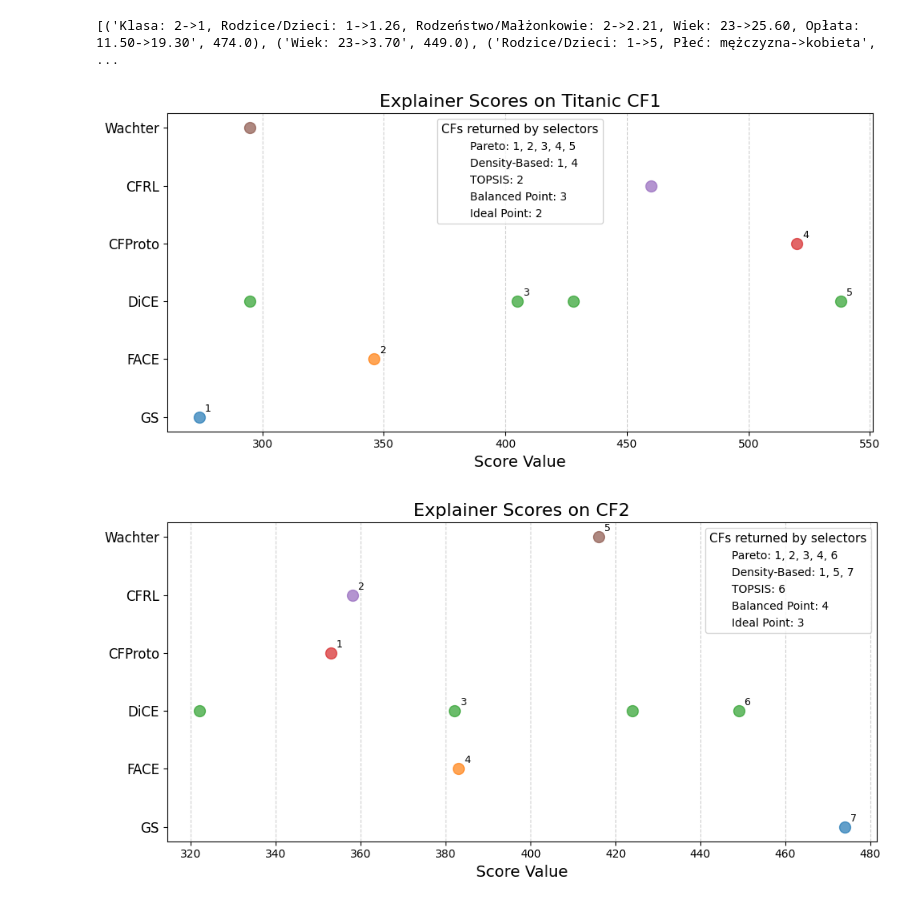
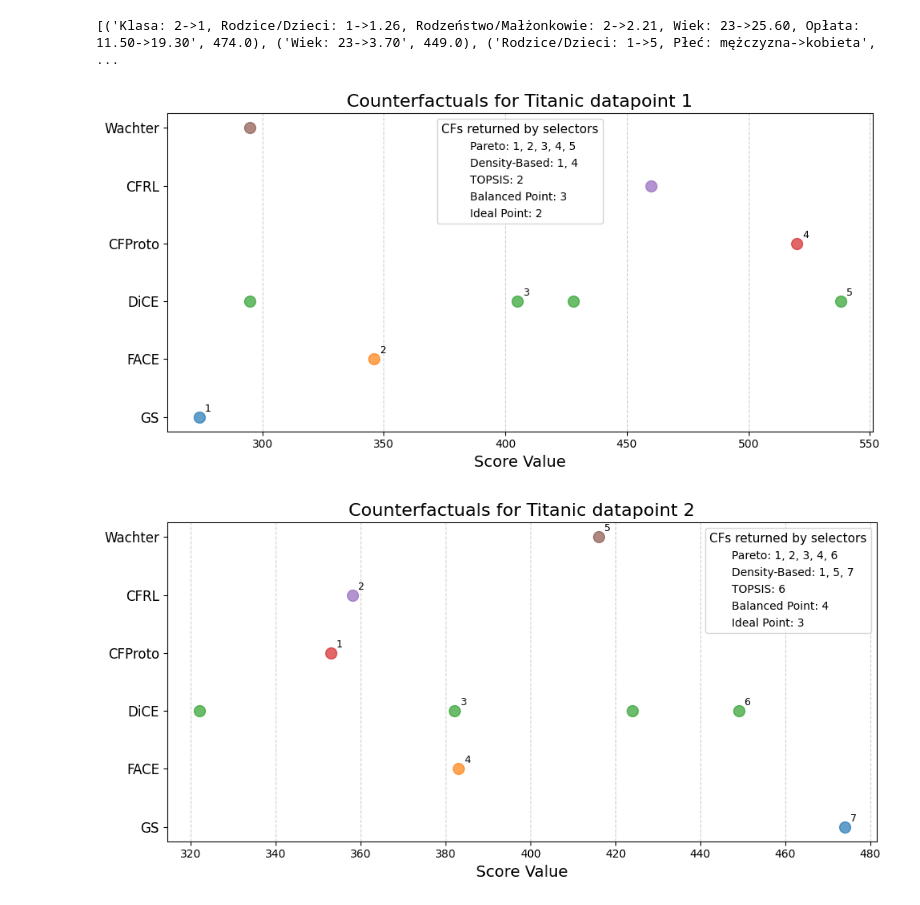
Before and after one commit to MBernart/counterfactuals, a Jupyter notebook: experiments/survey_analysis/analysis.ipynb, the cells around one changed output. Saved outputs shown, nothing was run; the diff lists cells and outputs as text; code cells hidden in the pictures.

Commit message:
titanic analysis

```diff
--- a/experiments/survey_analysis/analysis.ipynb
+++ b/experiments/survey_analysis/analysis.ipynb
@@ -694,13 +694,14 @@ leg2 = plt.legend(
     frameon=True
 )
 plt.xlabel('Score Value', fontsize=14)
-plt.title('Explainer Scores on Titanic CF1', fontsize=16)
+plt.title('Counterfactuals for Titanic datapoint 1', fontsize=16)
 plt.grid(axis='x', linestyle='--', alpha=0.6)
 plt.yticks(fontsize=12)
 plt.tight_layout()
+# plt.savefig('titanic_cf1.png', dpi=300, bbox_inches='tight')
 plt.show()
 # %% [output]
-[figure, old version]
+[figure, new version]
 # %%
 plt.figure(figsize=(10, 5))
 
@@ -773,32 +774,33 @@ strategies = {
     'Pareto': '1, 2, 3, 4, 6',
     'Density-Based': '1, 5, 7',
     'TOPSIS': '6',
     'Balanced Point': '4',
     'Ideal Point': '3'
 }
 
 # Create proxy artists for the strategies
 strategy_handles = [
     Line2D([0], [0], color='none', label=f'{k}: {v}')
     for k, v in strategies.items()
 ]
 
 # Add the second legend
 # Adjust bbox_to_anchor to position it where it doesn't overlap points
 leg2 = plt.legend(
     handles=strategy_handles,
     title='CFs returned by selectors',
     loc='upper right',
     fontsize=10,
     title_fontsize=11,
     handlelength=0, # Hide the line part of the proxy artist
     frameon=True
 )
 plt.xlabel('Score Value', fontsize=14)
-plt.title('Explainer Scores on CF2', fontsize=16)
+plt.title('Counterfactuals for Titanic datapoint 2', fontsize=16)
 plt.grid(axis='x', linestyle='--', alpha=0.6)
 plt.yticks(fontsize=12)
 plt.tight_layout()
+# plt.savefig('titanic_cf2.png', dpi=300, bbox_inches='tight')
 plt.show()
 # %% [output]
-[figure, old version]
+[figure, new version]
```
Also changed, not shown: 2 other files.
